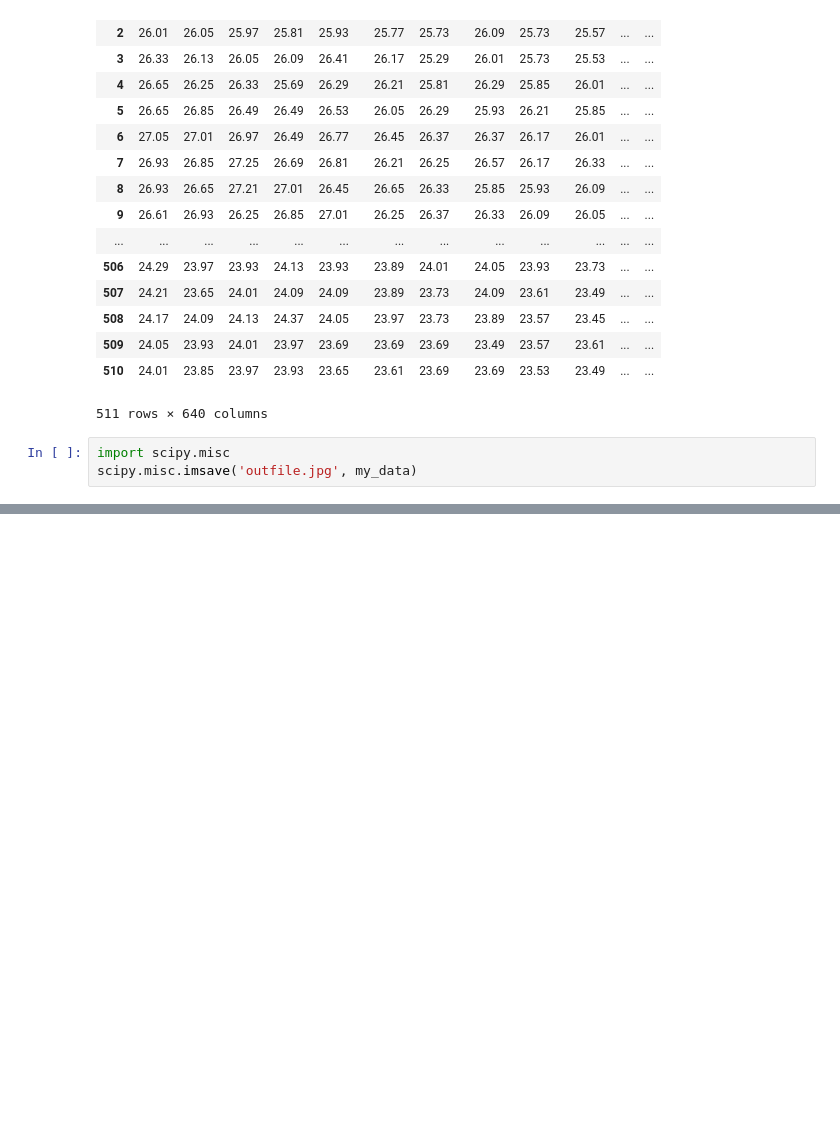
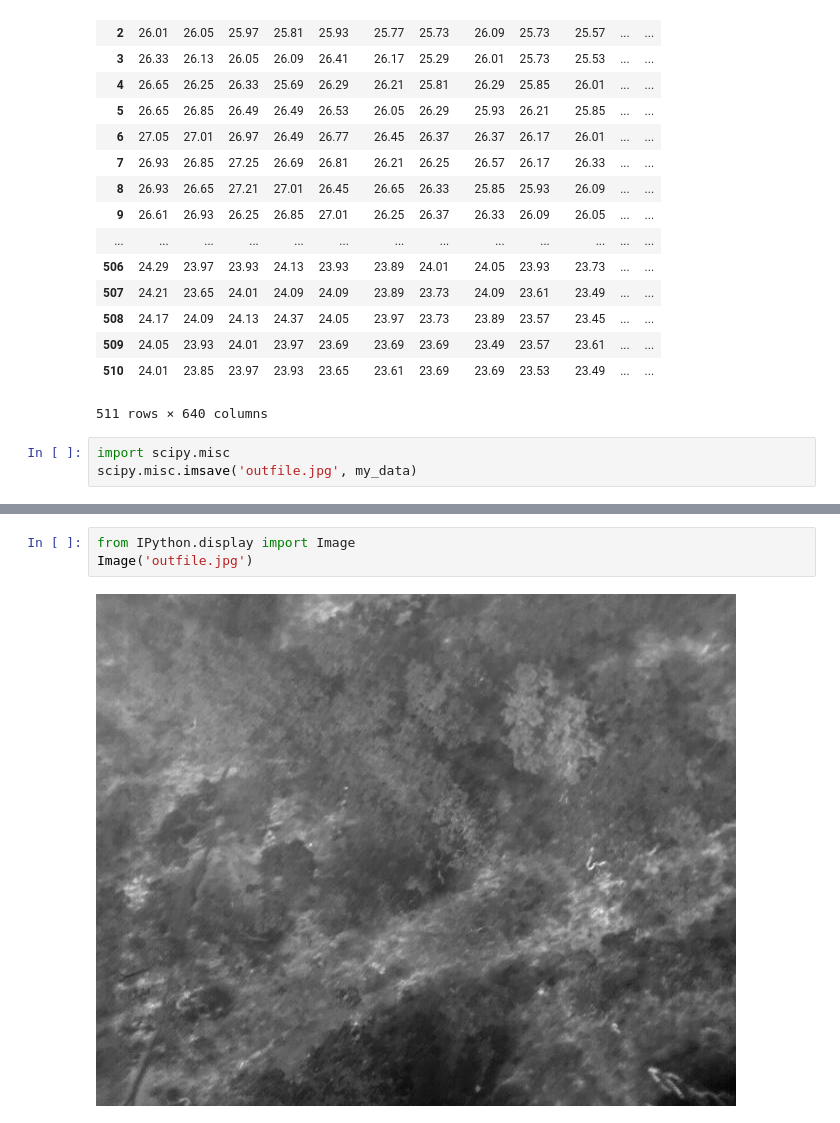
Before and after one commit to KitBurgess/space-agency-hackathon, a Jupyter notebook: investigating/Data Discovery.ipynb, the cells around one changed output, grey strips where cells are left out. Drawn from its saved outputs; the diff is of its cells as text; blank space fills up the shorter version.

Commit message:
View image in notebook

```diff
--- a/Data Discovery.ipynb
+++ b/investigating/Data Discovery.ipynb
@@ -55,0 +30,5 @@ README.md             outfile.jpg
+# %%
+from IPython.display import Image
+Image('outfile.jpg')
+# %% [output]
+[figure, added]
```
Also changed, not shown: parts of 5 cells of this notebook, 1 other file.
